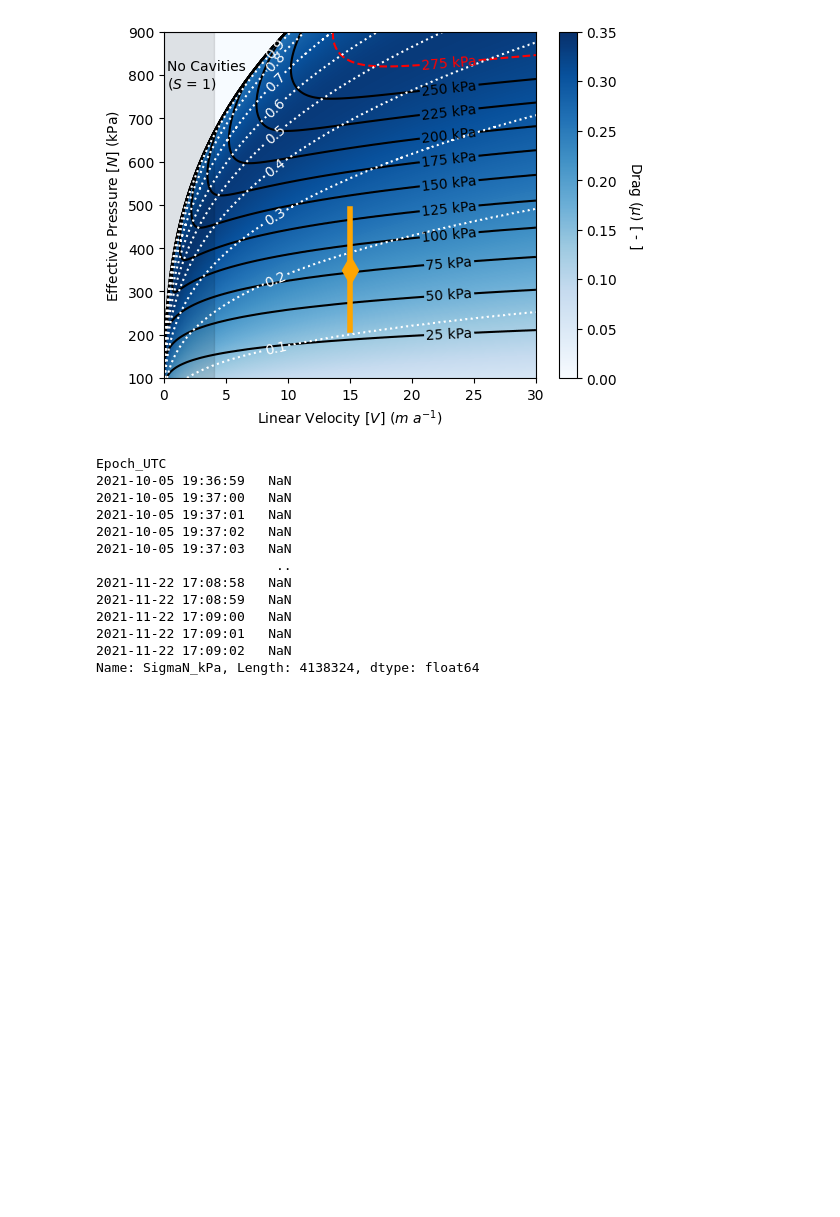
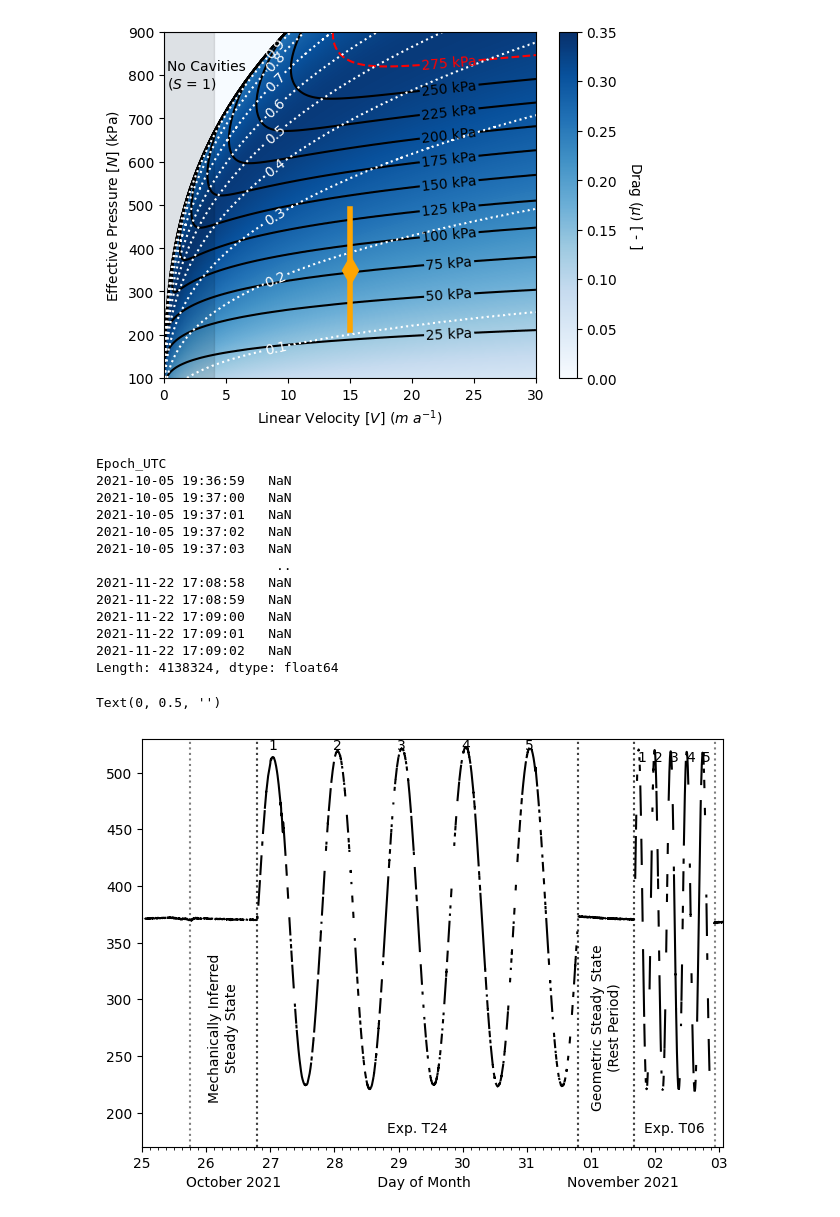
Before and after one commit to nts345045/CRSD_CNSB, a Jupyter notebook: figures/figure_development.ipynb, the cells around one changed output. Drawn from its saved outputs; the diff is of its cells as text; code cells hidden in the pictures; blank space fills up the shorter version.

```diff
--- a/figures/figure_development.ipynb
+++ b/figures/figure_development.ipynb
@@ -101,9 +101,9 @@ plt.savefig(os.path.join('..','results','figures',f'JGLAC_Fig02_{dpi}DPI.{fmt}')
 # %%
 # Figure 3 Data Import
 df = pd.read_csv(os.path.join('..','processed_data','4_Smoothed_Pressure_Data.csv'))
-df_N = df['SigmaN_kPa']
-df_N.index = pd.to_datetime(df['Epoch_UTC'], unit='s')
-display(df_N)
+S_N = df['SigmaN_kPa'] - df[['Pw1_kPa', 'Pw2_kPa']].mean(axis=1)
+S_N.index = pd.to_datetime(df['Epoch_UTC'], unit='s')
+display(S_N)
 # %% [output]
 Epoch_UTC
 2021-10-05 19:36:59   NaN
@@ -117,16 +117,48 @@ Epoch_UTC
 2021-11-22 17:09:00   NaN
 2021-11-22 17:09:01   NaN
 2021-11-22 17:09:02   NaN
-Name: SigmaN_kPa, Length: 4138324, dtype: float64
+Length: 4138324, dtype: float64
 # %%
 # Figure 3 rendering
 dpi = 200
 fmt = 'png'
 # Labels and intervals
 LBV = ['Mechanically Inferred\nSteady State','T24','Geometric Steady State\n(Rest Period)','T06']#,'T96']
 TSV = [pd.Timestamp("2021-10-25T18:00:00"),pd.Timestamp('2021-10-26T18:56'),\
 	   pd.Timestamp("2021-10-31T19:03"),pd.Timestamp('2021-11-1T16:09:15')]
 TEV = [pd.Timestamp("2021-10-26T18:56"),pd.Timestamp("2021-10-31T19:03"),\
 	   pd.Timestamp('2021-11-1T16:09:15'),pd.Timestamp("2021-11-02T22:26:30")]
 
 xlims = [pd.Timestamp('2021-10-25'),TEV[-1] + pd.Timedelta(3,unit='hour')]
+
+fig = plt.figure(figsize=(7.5, 5.3))
+ax1 = fig.add_subplot(111)
+ax1.plot(S_N, 'k-')
+ylims = ax1.get_ylim()
+
+# Insert experiment labels
+for i_,l_ in enumerate(LBV):
+	ax1.plot([TSV[i_],TSV[i_]],ylims,'k:',alpha=0.5)
+	ax1.plot([TEV[i_],TEV[i_]],ylims,'k:',alpha=0.5)
+	if i_ in [0,2]:
+		ax1.text(TSV[i_] + (TEV[i_] - TSV[i_])/2,275,LBV[i_],ha='center',va='center',rotation=90)
+	else:
+		ax1.text(TSV[i_] + (TEV[i_] - TSV[i_])/2,180,'Exp. {}'.format(LBV[i_]),ha='center', va='bottom')
+
+
+for i_ in range(5):
+	ax1.text(TSV[1] + pd.Timedelta(6,unit='hour') + i_*pd.Timedelta(24,unit='hour'),520,i_+1,ha='center')
+	ax1.text(TSV[3] + pd.Timedelta(3,unit='hour') + i_*pd.Timedelta(6,unit='hour'),510,i_ + 1, ha='center')
+
+
+ax1.set_xlim(xlims)
+ax1.set_ylim([170,530])
+ax1.xaxis.set_major_locator(mdates.DayLocator())
+ax1.xaxis.set_major_formatter(mdates.DateFormatter('%d'))
+ax1.xaxis.set_minor_locator(mdates.HourLocator(byhour=np.arange(0,25,3,dtype=int)))
+ax1.format_xdata = mdates.DateFormatter('%d')
+ax1.set_xlabel('October 2021                      Day of Month                      November 2021')
+ax1.set_ylabel('')
+# %% [output]
+Text(0, 0.5, '')
+[figure, added]
```
